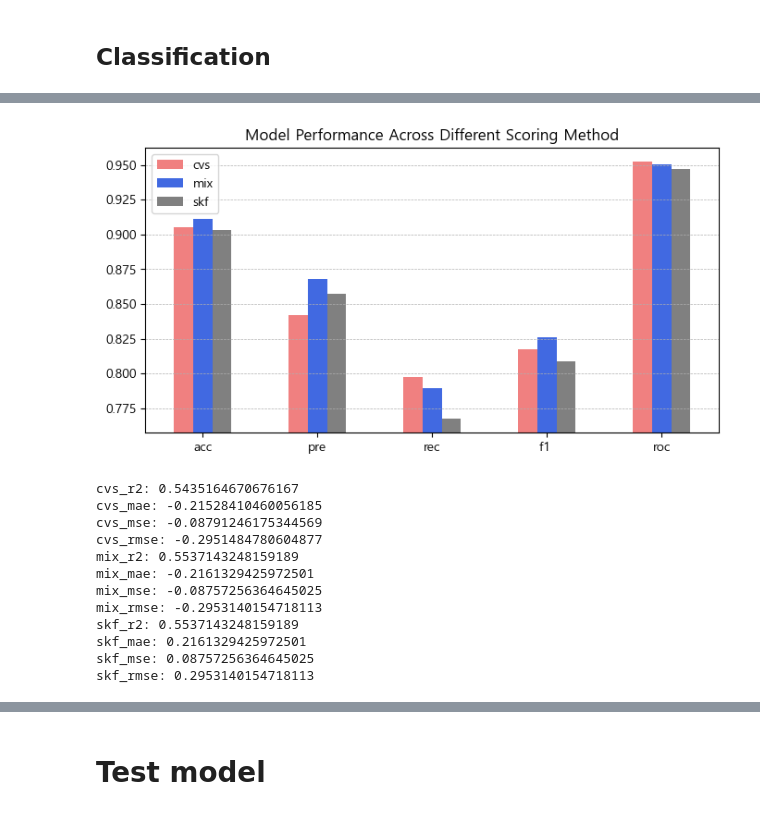
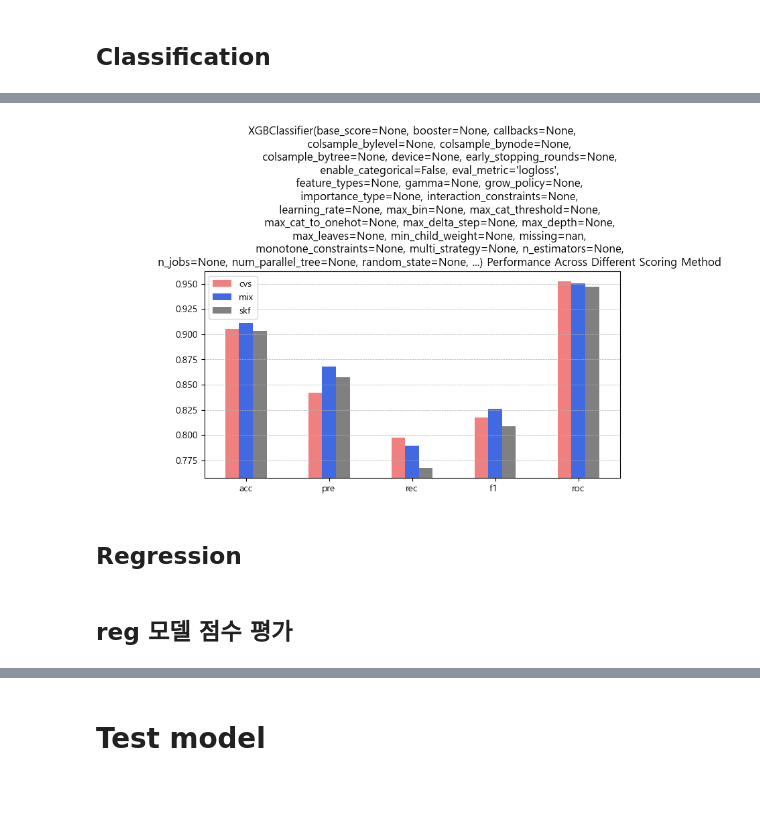
Before and after one commit to miny-genie/RTC-mariokart-8-AI, a Jupyter notebook: 3_select_model.ipynb, the cells around one changed output, grey strips where cells are left out. Drawn from its saved outputs; the diff is of its cells as text; code cells hidden in the pictures.

```diff
--- a/3_select_model.ipynb
+++ b/3_select_model.ipynb
@@ -277,18 +276,23 @@ def clf_cross_validation(
 
     return scores1,scores2, scores3
 # %%
-model = clf_model_dict['clf_logistic_regression_']
-model, X_train, X_test, y_train, y_test = fit_model(model, X, y_result)
-scores1,scores2, scores3 = clf_cross_validation(model, X_train, y_train, 5)
+def print_clf_score(model: BaseEstimator) -> None:
+    model, X_train, X_test, y_train, y_test = fit_model(model, X, y_result)
+    scores1,scores2, scores3 = clf_cross_validation(
+        model,
+        X_train,
+        y_train,
+        5
+    )
 
-# Scores1: cross_val_score
-for key, value in scores1.items():
-    print(f'{key}: {np.mean(value)}')
+    # Scores1: cross_val_score
+    for key, value in scores1.items():
+        print(f'{key}: {np.mean(value)}')
 
-# Scores2: StratifiedKFold by cross_val_score
-for key, value in scores2.items():
-    print(f'{key}: {np.mean(value)}')
+    # Scores2: StratifiedKFold by cross_val_score
+    for key, value in scores2.items():
+        print(f'{key}: {np.mean(value)}')
 
-# Scores3: StratifiedKFold score
-for key, value in scores3.items():
-    print(f'{key}: {np.mean(value)}')
+    # Scores3: StratifiedKFold score
+    for key, value in scores3.items():
+        print(f'{key}: {np.mean(value)}')
@@ -341,29 +324,31 @@ plt.grid(True, linestyle='--', linewidth=0.5, axis='y')
 # %%
 scores = [(np.mean(c), np.mean(m), np.mean(s))
           for c, m, s in zip(scores1.values(), scores2.values(), scores3.values())]
 
 df_tmp = pd.DataFrame({
     "acc": scores[0],
     "pre": scores[1],
     "rec": scores[2],
     "f1 ": scores[3],
     "roc": scores[4],
 })
 df_tmp.index = ["cvs", "mix", "skf"]
 
 df_tmp.T.plot.bar(
     figsize = (8, 4),
-    title= "Model Performance Across Different Scoring Method",
+    title= f"{model} Performance Across Different Scoring Method",
     color = ['lightcoral', 'royalblue', 'grey',],
     label = ["scoring 점수", ],
     xlabel = "",
     ylabel = "",
     ylim = [min(map(min,scores))-0.01, max(map(max,scores))+0.01],
     rot = 0,
 )
 plt.grid(True, linestyle='--', linewidth=0.5, axis='y')
 # %% [output]
-[figure, old version]
+[figure, new version]
+# %% [markdown]
+## Regression
 # %%
 def reg_cross_validation(
     model: BaseEstimator,
@@ -405,31 +389,25 @@ def reg_cross_validation(
 
     return scores1,scores2, scores3
 # %%
-model = reg_model_dict['reg_linear_regression']
-model, X_train, X_test, y_train, y_test = fit_model(model, X, y_result)
-scores1,scores2, scores3 = reg_cross_validation(model, X_train, y_train, 5)
+def print_reg_score(model: BaseEstimator) -> None:
+    model, X_train, X_test, y_train, y_test = fit_model(model, X, y_result)
+    scores1,scores2, scores3 = reg_cross_validation(
+        model,
+        X_train,
+        y_train,
+        5
+    )
 
-# Scores1: cross_val_score
-for key, value in scores1.items():
-    print(f'{key}: {np.mean(value)}')
+    # Scores1: cross_val_score
+    for key, value in scores1.items():
+        print(f'{key}: {np.mean(value)}')
 
-# Scores2: StratifiedKFold by cross_val_score
-for key, value in scores2.items():
-    print(f'{key}: {np.mean(value)}')
+    # Scores2: StratifiedKFold by cross_val_score
+    for key, value in scores2.items():
+        print(f'{key}: {np.mean(value)}')
 
-# Scores3: StratifiedKFold score
-for key, value in scores3.items():
-    print(f'{key}: {np.mean(value)}')
+    # Scores3: StratifiedKFold score
+    for key, value in scores3.items():
+        print(f'{key}: {np.mean(value)}')
-# %% [output]
-cvs_r2: 0.5435164670676167
-cvs_mae: -0.21528410460056185
-cvs_mse: -0.08791246175344569
-cvs_rmse: -0.2951484780604877
-mix_r2: 0.5537143248159189
-mix_mae: -0.2161329425972501
-mix_mse: -0.08757256364645025
-mix_rmse: -0.2953140154718113
-skf_r2: 0.5537143248159189
-skf_mae: 0.2161329425972501
-skf_mse: 0.08757256364645025
-skf_rmse: 0.2953140154718113
+# %% [markdown]
+## reg 모델 점수 평가
```
Also changed, not shown: parts of 12 cells of this notebook.
